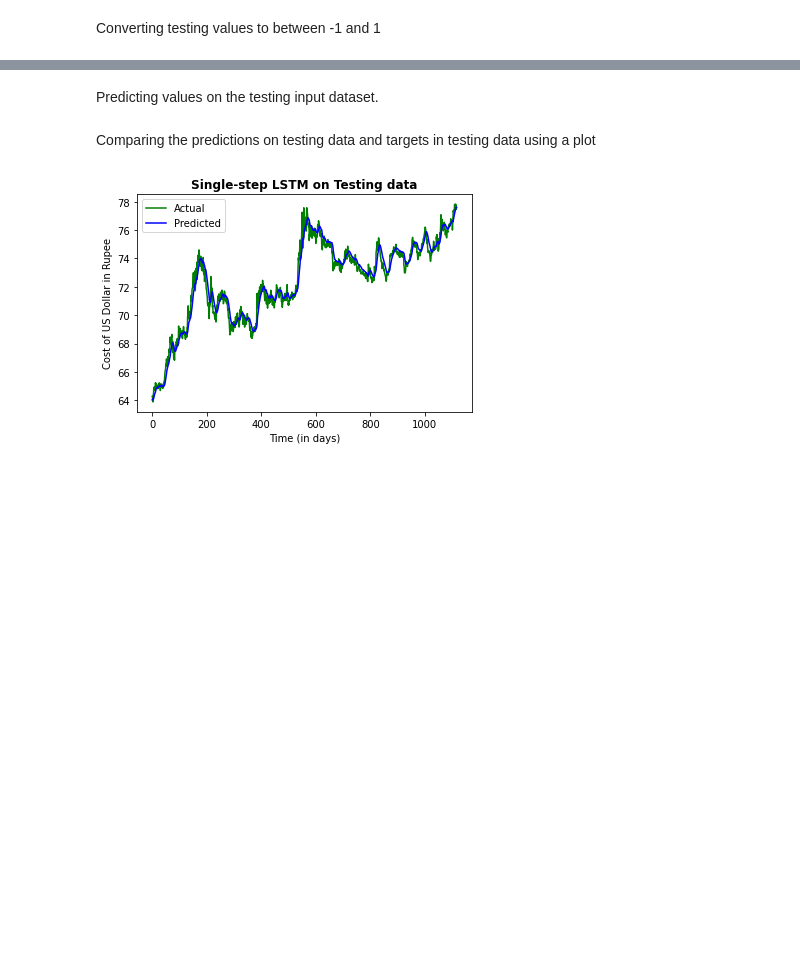
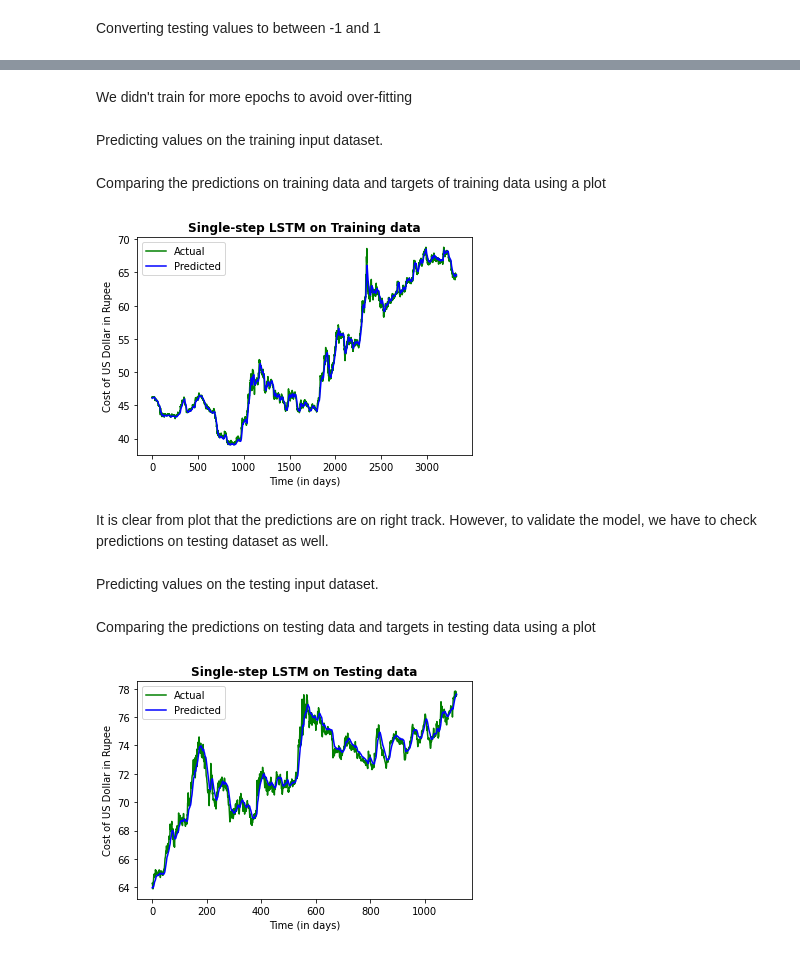
Before and after one commit to syedsalman137/INR-Predictor, a Jupyter notebook: USD_to_INR_exchange_rate_predictor.ipynb, the cells around one changed output, grey strips where cells are left out. Drawn from its saved outputs; the diff is of its cells as text; code cells hidden in the pictures; blank space fills up the shorter version.

```diff
--- a/USD_to_INR_exchange_rate_predictor.ipynb
+++ b/USD_to_INR_exchange_rate_predictor.ipynb
@@ -226 +211,3 @@ test = (test.mean() - test)/test.mean()
+# %%
+input_time_step_size = 175
 # %% [markdown]
@@ -230,0 +215,2 @@ X_test = X_test.reshape(X_test.shape[0], X_test.shape[1], 1)
+# %%
+X_train, y_train = split_sequence_LSTM(train, input_time_step_size)
@@ -230,0 +225,6 @@ X_test = X_test.reshape(X_test.shape[0], X_test.shape[1], 1)
+# %%
+single_step_model = Sequential()                                                                               #Defining the model as Sequential
+single_step_model.add(LSTM(50, activation='relu', input_shape=(input_time_step_size, 1)))                      #Adding LSTM layer with 50 dimensions
+single_step_model.add(Dense(1))                                                                                #Adding a Dense layer, which gives out one value(i.e., the prediction)
+single_step_model.compile(loss = 'mean_squared_error', optimizer = 'adam', metrics = 'mean_squared_error')     #Compiling the model
+single_step_model.fit(X_train, y_train, epochs = 3)                                                            #Training the model on our input and target datasets
@@ -231,3 +239,25 @@ X_test = X_test.reshape(X_test.shape[0], X_test.shape[1], 1)
+# %% [markdown]
+We didn't train for more epochs to avoid over-fitting
+# %% [markdown]
+Predicting values on the training input dataset.
+# %%
+train_preds = single_step_model.predict(X_train)
+# %% [markdown]
+Comparing the predictions on training data and targets of training data using a plot
+# %%
+plt.xlabel('Time (in days)')                                                                                                         #Set label for x-axis
+plt.ylabel('Cost of US Dollar in Rupee')                                                                                             #Set label for y-axis
+#-(y_train*train_df['Close'].mean()) + train_df['Close'].mean() gives the value in range of y_train
+plt.plot([i for i in range(train_preds.shape[0])], -(y_train*train_df['Close'].mean()) + train_df['Close'].mean(), label = 'Actual', color = 'g')          #Plot the actual exchange rate vs time graph
+#-(train_preds*train_df['Close'].mean()) + train_df['Close'].mean() gives the predicted value in range of y_train
+plt.plot([i for i in range(train_preds.shape[0])], -(train_preds*train_df['Close'].mean()) + train_df['Close'].mean(), label = 'Predicted', color = 'b')   #Plot the predicted exchange rate vs time graph
+plt.legend()                                                                                                                         #Display legend box
+plt.title('Single-step LSTM on Training data', fontweight = 'bold')                                                                  #Set title for the plot
+plt.show()                                                                                                                           #Show the plot
+# %% [output]
+[figure, added]
+# %% [markdown]
+It is clear from plot that the predictions are on right track. However, to validate the model, we have to check predictions on testing dataset as well.
 # %% [markdown]
 Predicting values on the testing input dataset.
 # %%
```
Also changed, not shown: parts of 107 cells of this notebook.
